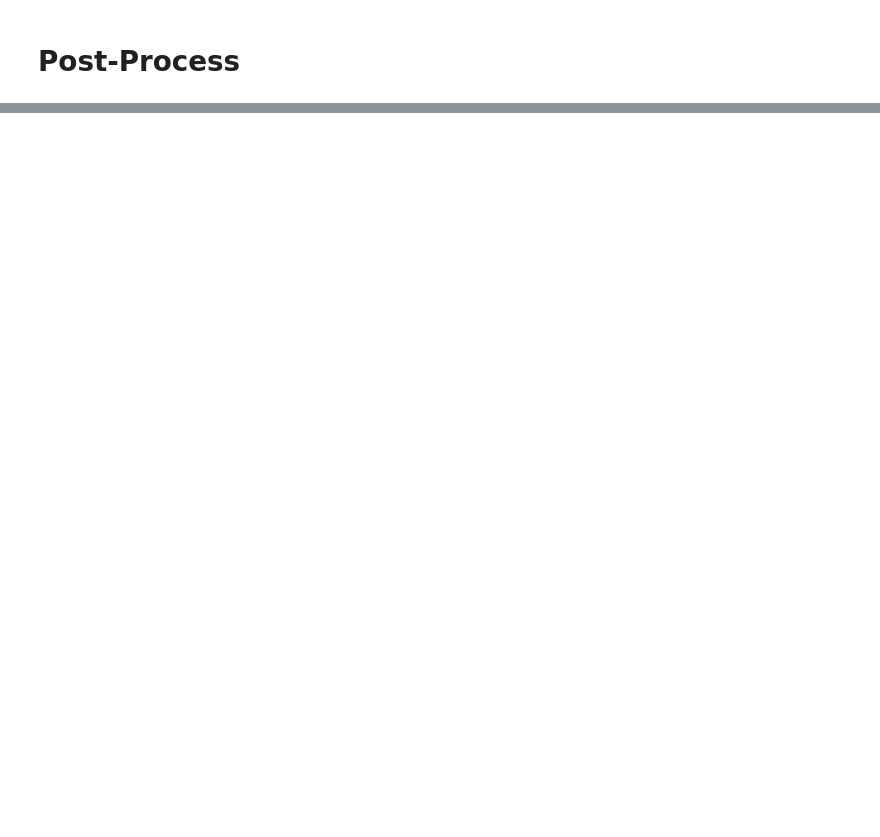
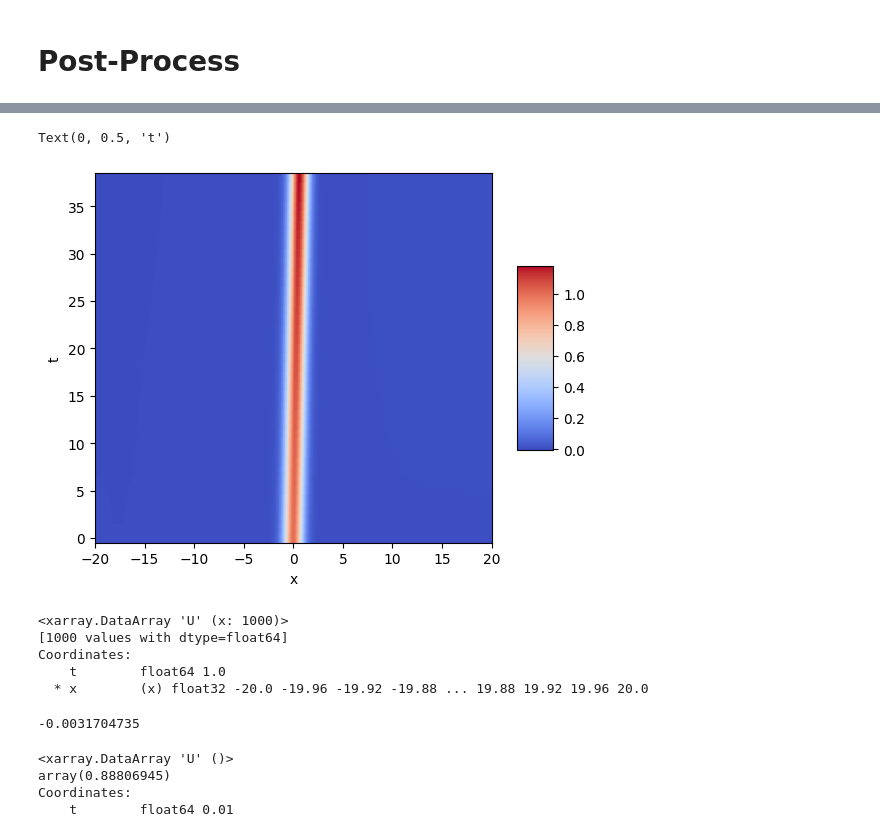
Before and after one commit to Fastaxx/equation-ednn, a Jupyter notebook: ednn_solver/GL_equation/post-process.ipynb, the cells around one changed output, grey strips where cells are left out. Cells and saved outputs as stored; diff of their text form; code cells hidden in the pictures; blank space fills up the shorter version.

```diff
--- a/ednn_solver/GL_equation/post-process.ipynb
+++ b/ednn_solver/GL_equation/post-process.ipynb
@@ -160,0 +167,21 @@ Text(0.5, 0, 'u')
+# %%
+fig = plt.figure()
+ax = plt.axes()
+# Make data.
+x = X
+t = np.arange(0, len(u_list), 1)
+x, t = np.meshgrid(x, t)
+z = z
+
+# Plot the surface.
+surf = ax.pcolormesh(x, t, z,cmap=cm.coolwarm,
+                       linewidth=0, antialiased=False)
+
+# Customize the z axis.
+# Add a color bar which maps values to colors.
+fig.colorbar(surf, shrink=0.5, aspect=5)
+ax.set_xlabel('x')
+ax.set_ylabel('t')
+# %% [output]
+Text(0, 0.5, 't')
+[figure, added]
@@ -160,0 +194,28 @@ Text(0.5, 0, 'u')
+# %%
+data['U'][100]
+# %% [output]
+<xarray.DataArray 'U' (x: 1000)>
+[1000 values with dtype=float64]
+Coordinates:
+    t        float64 1.0
+  * x        (x) float32 -20.0 -19.96 -19.92 -19.88 ... 19.88 19.92 19.96 20.0
+# %%
+u = np.load(u_list[10],allow_pickle=True)
+u[0]
+# %% [output]
+-0.0031704735
+# %%
+s=0
+for i in range(1,len(u_list)):
+    u_ednn = np.load(u_list[i],allow_pickle=True)
+    u_fd = data['U'][i]
+    err = np.square(u_fd-u_ednn)
+    mean=np.mean(err)
+    rmse = np.sqrt(mean)
+    s+=rmse
+print(s)
+# %% [output]
+<xarray.DataArray 'U' ()>
+array(0.88806945)
+Coordinates:
+    t        float64 0.01
```
Also changed, not shown: parts of 12 cells of this notebook, 3 other files.
